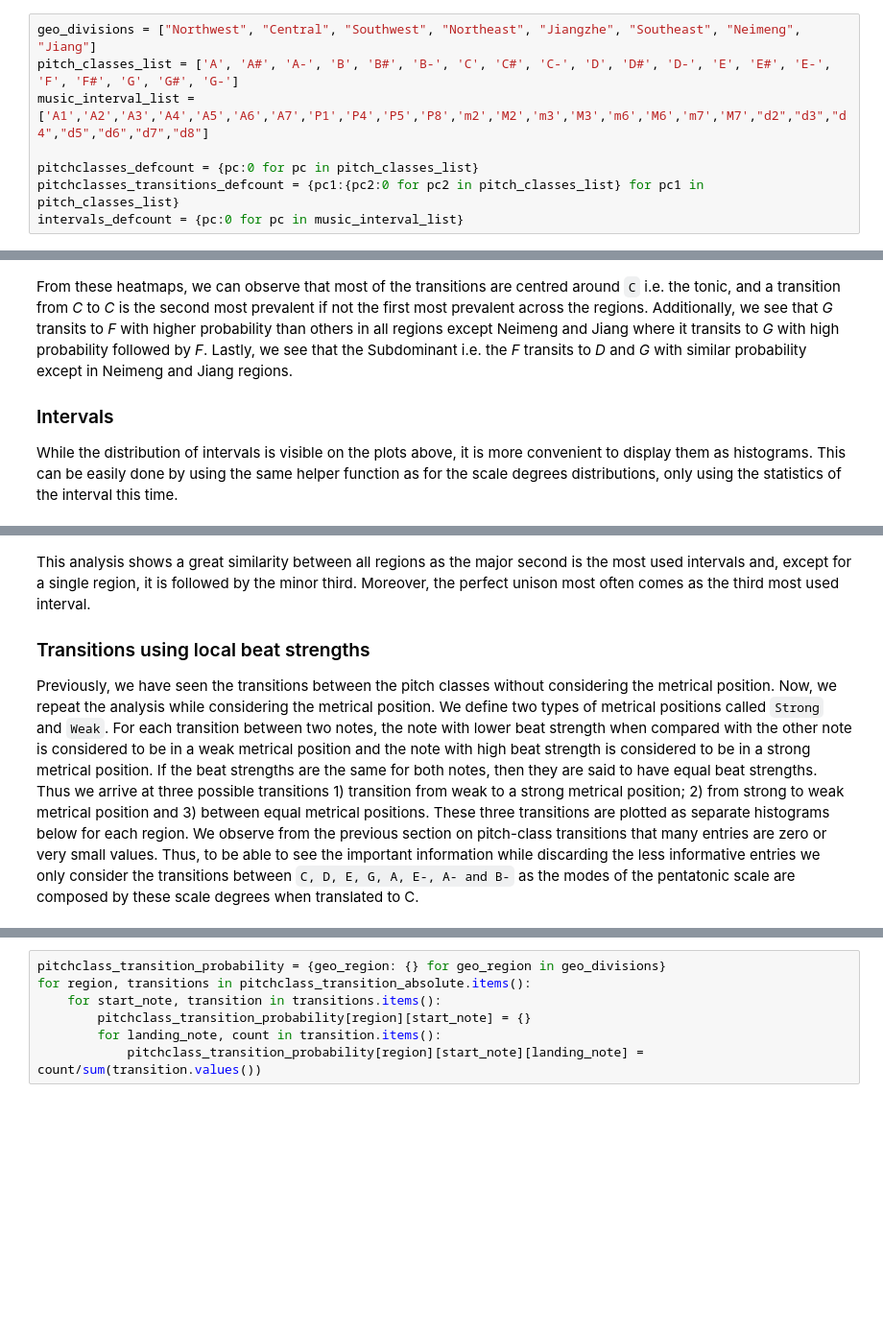
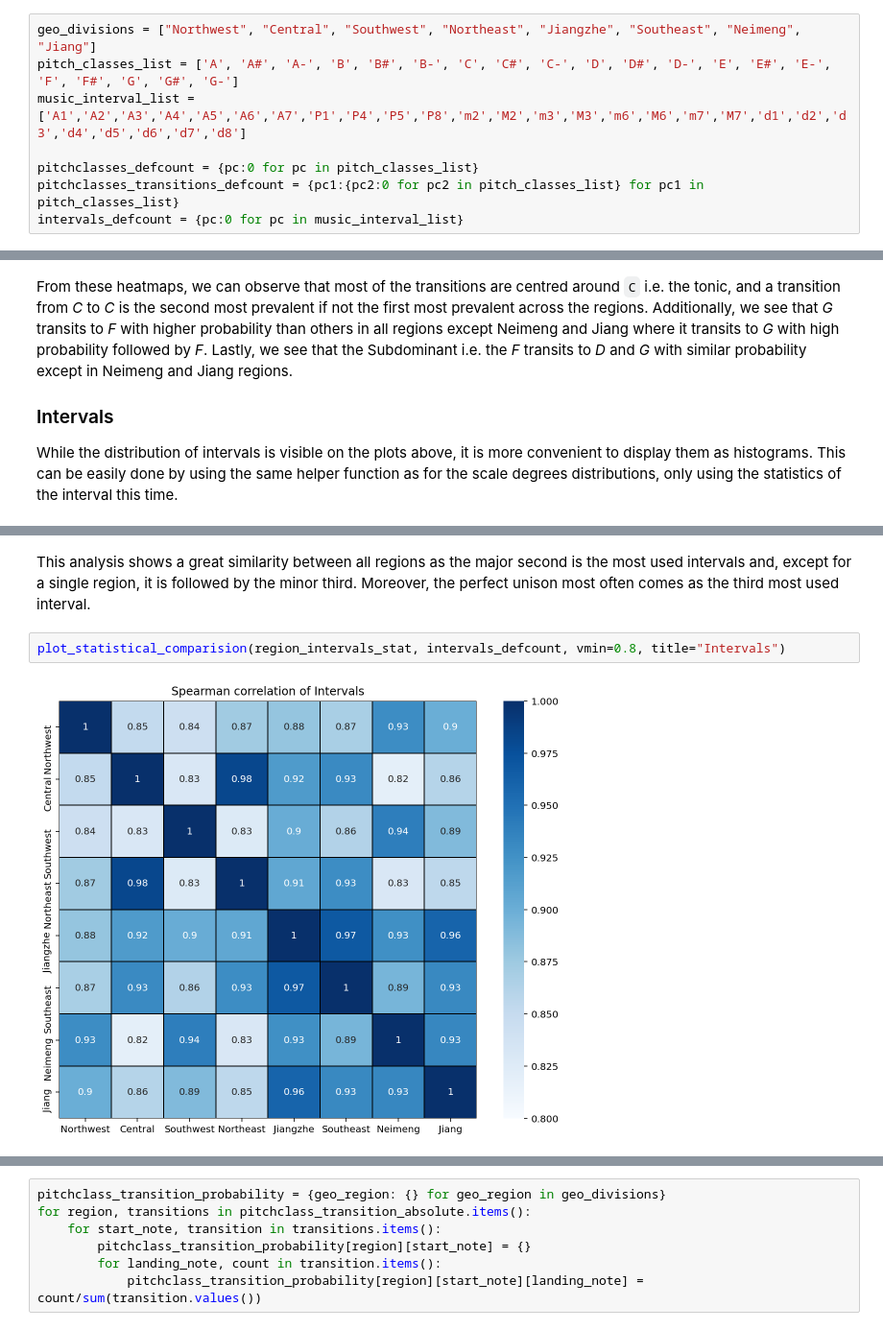
Before and after one commit to ravinitheshreddy/Digital-Musicology-Project, a Jupyter notebook: milestone3_results_quantification.ipynb, the cells around one changed output, grey strips where cells are left out. Shown at 96% size. Cells and saved outputs as stored; diff of their text form; blank space fills up the shorter version.

```diff
--- a/milestone3_results_quantification.ipynb
+++ b/milestone3_results_quantification.ipynb
@@ -65,7 +66,7 @@ The following lists and dictionaries are simple helpers for the following visual
 # %%
 geo_divisions = ["Northwest", "Central", "Southwest", "Northeast", "Jiangzhe", "Southeast", "Neimeng", "Jiang"]
 pitch_classes_list = ['A', 'A#', 'A-', 'B', 'B#', 'B-', 'C', 'C#', 'C-', 'D', 'D#', 'D-', 'E', 'E#', 'E-', 'F', 'F#', 'G', 'G#', 'G-']
-music_interval_list = ['A1','A2','A3','A4','A5','A6','A7','P1','P4','P5','P8','m2','M2','m3','M3','m6','M6','m7','M7',"d2","d3","d4","d5","d6","d7","d8"]
+music_interval_list = ['A1','A2','A3','A4','A5','A6','A7','P1','P4','P5','P8','m2','M2','m3','M3','m6','M6','m7','M7','d1','d2','d3','d4','d5','d6','d7','d8']
 
 pitchclasses_defcount = {pc:0 for pc in pitch_classes_list}
 pitchclasses_transitions_defcount = {pc1:{pc2:0 for pc2 in pitch_classes_list} for pc1 in pitch_classes_list}
@@ -217,6 +258,6 @@ plot_region_stat_counts(region_intervals_stat, log_y=False, figsize=(20,8), titl
-# %% [markdown]
-This analysis shows a great similarity between all regions as the major second is the most used intervals and, except for a single region, it is followed by the minor third. Moreover, the perfect unison most often comes as the third most used interval.
-
-### Transitions using local beat strengths
-
-Previously, we have seen the transitions between the pitch classes without considering the metrical position. Now, we repeat the analysis while considering the metrical position. We define two types of metrical positions called `Strong` and `Weak`. For each transition between two notes, the note with lower beat strength when compared with the other note is considered to be in a weak metrical position and the note with high beat strength is considered to be in a strong metrical position. If the beat strengths are the same for both notes, then they are said to have equal beat strengths. Thus we arrive at three possible transitions 1) transition from weak to a strong metrical position; 2) from strong to weak metrical position and 3) between equal metrical positions. These three transitions are plotted as separate histograms below for each region. We observe from the previous section on pitch-class transitions that many entries are zero or very small values. Thus, to be able to see the important information while discarding the less informative entries we only consider the transitions between `C, D, E, G, A, E-, A- and B-` as the modes of the pentatonic scale are composed by these scale degrees when translated to C.
+# %% [markdown]
+This analysis shows a great similarity between all regions as the major second is the most used intervals and, except for a single region, it is followed by the minor third. Moreover, the perfect unison most often comes as the third most used interval.
+# %%
+plot_statistical_comparision(region_intervals_stat, intervals_defcount, vmin=0.8, title="Intervals")
+# %% [output]
+[figure, added]
```
Also changed, not shown: parts of 16 cells of this notebook.
